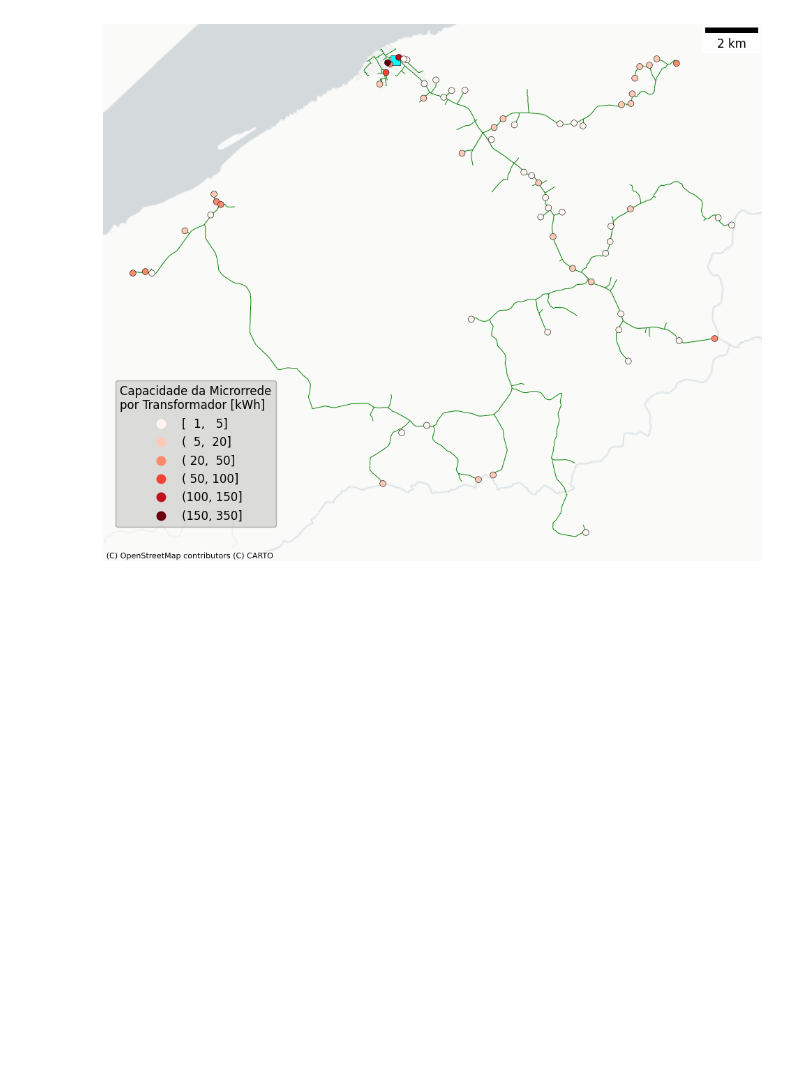
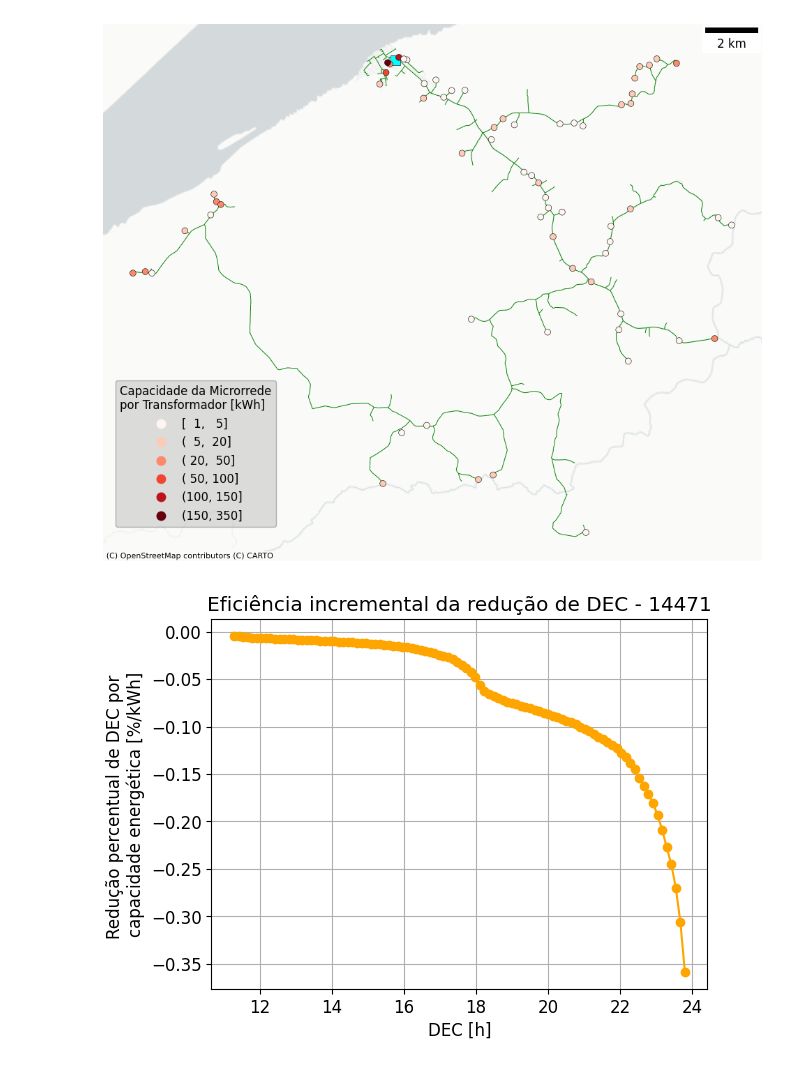
Before and after one commit to pedrotorres08/TESE, a Jupyter notebook: RFM_BT_r01.ipynb, the cells around one changed output. Drawn from its saved outputs; the diff is of its cells as text; code cells hidden in the pictures; blank space fills up the shorter version.

```diff
--- a/RFM_BT_r01.ipynb
+++ b/RFM_BT_r01.ipynb
@@ -288,7 +323,7 @@ for circuito in ctmt:
   for i, line in enumerate(ax.get_lines()):
       line.set_color(colors[i])
 
-  ax.set_title('Probabilidade da Duração da Interrupção - {}'.format(circuito))
+  ax.set_title('Probabilidade de Duração da Interrupção - {}'.format(circuito))
   ax.legend(labels=['Densidade de Probabilidade'],loc=(0.5,0.89))
   ax2.legend(labels=['Número de Interrupções      '],loc=(0.5,0.8))
   #ax.set_axisbelow(True)
@@ -323,7 +358,7 @@ for circuito in ctmt:
   ax2.grid(visible=False)
   ln2 = df1.hist(bins=np.linspace(0,24,100),ax=ax2,color='orange',grid=False)
   ax2.set_ylabel('Número de Interrupções Quinquênio 2019-2023')
-  ax.set_title('Probabilidade da Horário da Interrupção - {}'.format(circuito))
+  ax.set_title('Probabilidade de Horário da Interrupção - {}'.format(circuito))
 
   colors = ['black','orange']
   for i, line in enumerate(ax.get_lines()):
@@ -631,0 +726,9 @@ plt.savefig("{}/Figuras/Mapa_{}.svg".format(pastadados,conj))
+# %%
+plt.plot(DEC_res_list,e_dDEC_list,color='orange',marker='o')
+plt.xlabel('DEC [h]')
+plt.ylabel('Redução percentual de DEC por \ncapacidade energética [%/kWh]')
+plt.title('Eficiência incremental da redução de DEC - {}'.format(conj))
+plt.grid(True)
+plt.show()
+# %% [output]
+[figure, added]
```
Also changed, not shown: parts of 28 cells of this notebook.
